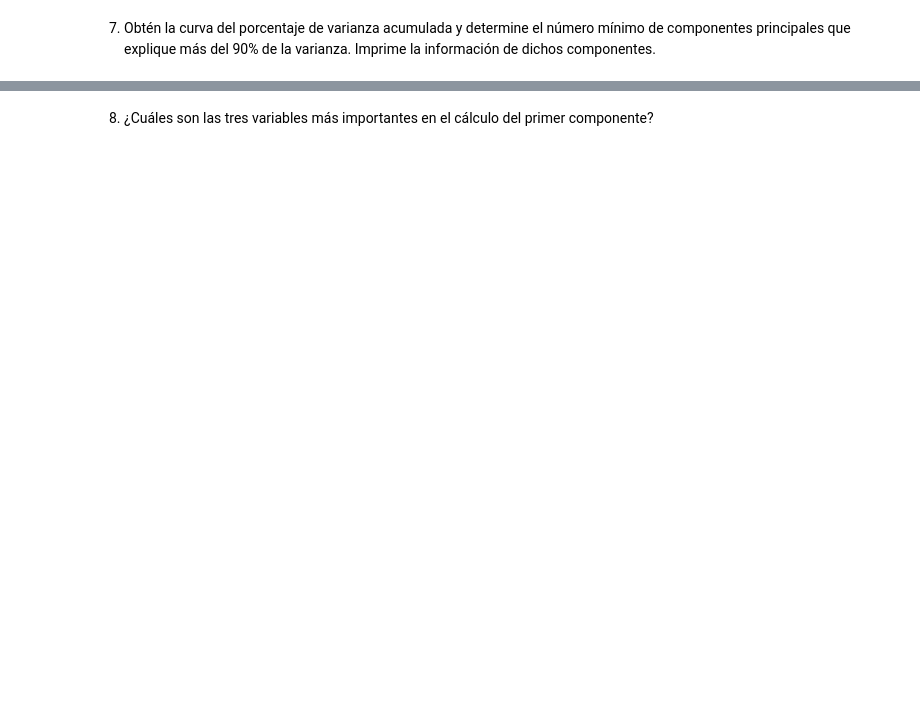
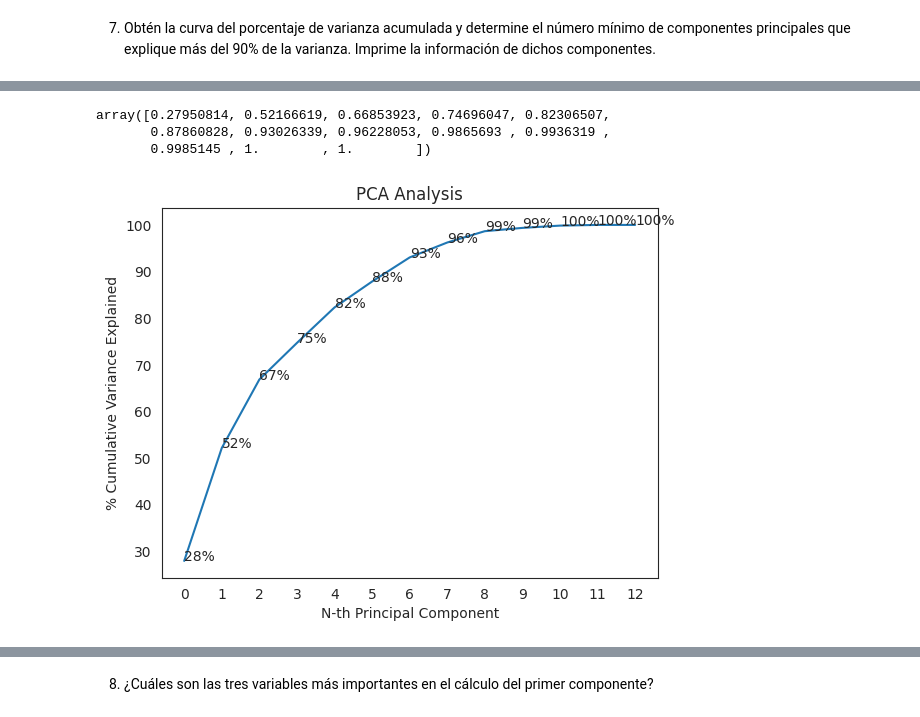
Before and after one commit to CarlosRochaCx/MNA, a Jupyter notebook: Actividad7PCA.ipynb, the cells around one changed output, grey strips where cells are left out. Saved outputs shown, nothing was run; the diff lists cells and outputs as text; code cells hidden in the pictures; blank space fills up the shorter version.

```diff
--- a/Actividad7PCA.ipynb
+++ b/Actividad7PCA.ipynb
@@ -258,0 +245,14 @@ NameError: name 'data' is not defined
+# %%
+from sklearn.preprocessing import StandardScaler
+from sklearn.decomposition import PCA
+
+x = cereals_df.select_dtypes(include=['float64', 'int64'])
+y = cereals_df['rating']
+
+scaler = StandardScaler()
+x_scaled = scaler.fit_transform(x)
+
+pca = PCA()
+x_projected = pca.fit_transform(x_scaled)
+x_projected_df = pd.DataFrame(x_projected)
+print(x_projected_df.head())
@@ -260,0 +279,7 @@ NameError: name 'data' is not defined
+# %%
+  # Number of components based on the number of features in x
+total_components = x_scaled.shape[1]  # This should match the number of features
+
+# Loop to print the percentage of variance explained by each component
+for i in range(total_components):
+    print(f"The percentage of variance explained by principal component {i+1} is {format(pca.explained_variance_ratio_[i]*100, '.0f')} %")
@@ -260,0 +300,20 @@ NameError: name 'data' is not defined
+# %%
+np.cumsum(pca.explained_variance_ratio_)
+# %% [output]
+array([0.27950814, 0.52166619, 0.66853923, 0.74696047, 0.82306507,
+       0.87860828, 0.93026339, 0.96228053, 0.9865693 , 0.9936319 ,
+       0.9985145 , 1.        , 1.        ])
+# %%
+sns.set_style('white')
+
+plt.plot(np.cumsum(pca.explained_variance_ratio_)*100)
+plt.title('PCA Analysis')
+plt.xlabel('N-th Principal Component')
+plt.ylabel('% Cumulative Variance Explained')
+plt.xticks(np.arange(0,total_components,1))
+
+labels = np.cumsum(pca.explained_variance_ratio_)*100
+for i in range(total_components):
+  plt.text(i,labels[i],str(format(labels[i],'.0f'))+'%')
+# %% [output]
+[figure, added]
```
Also changed, not shown: parts of 8 cells of this notebook.
